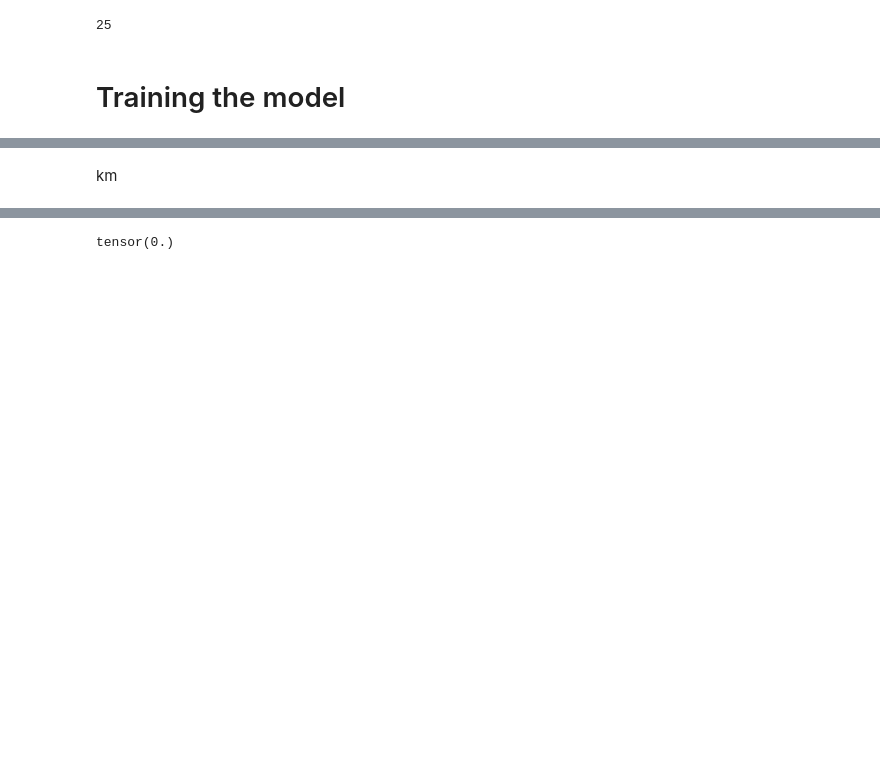
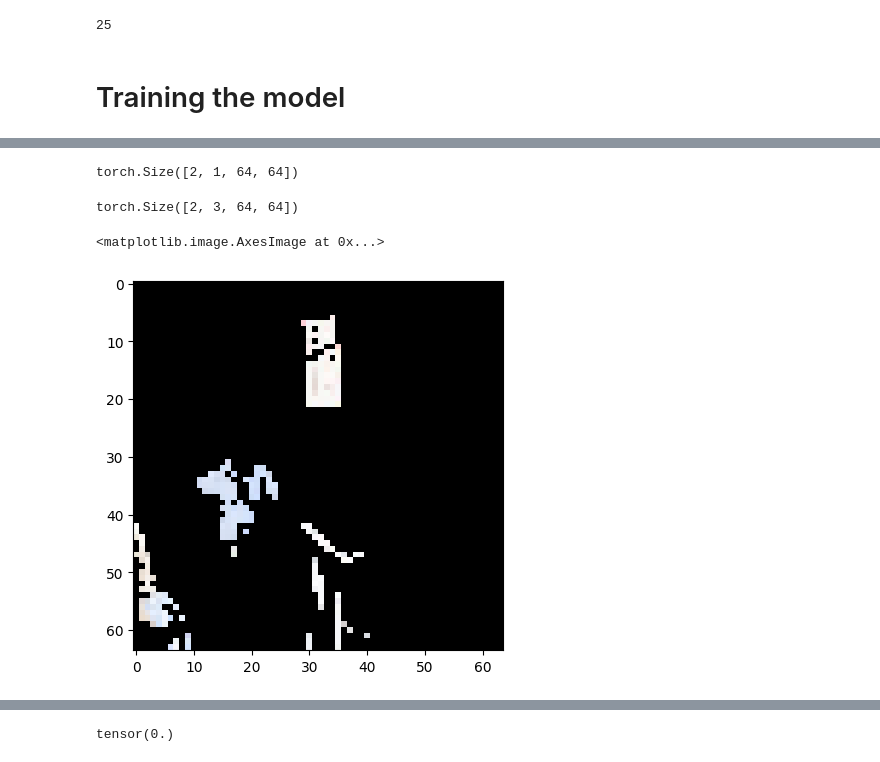
Before and after one commit to jakwisn/advanced_deep_learning_in_cv, a Jupyter notebook: main_training.ipynb, the cells around one changed output, grey strips where cells are left out. Drawn from its saved outputs; the diff is of its cells as text; code cells hidden in the pictures; blank space fills up the shorter version.

```diff
--- a/main_training.ipynb
+++ b/main_training.ipynb
@@ -89,2 +104,7 @@ ValueError: not enough values to unpack (expected 3, got 2)
-# %% [markdown]
- km
+# %%
+(~m.unsqueeze(1)).shape
+# %% [output]
+torch.Size([2, 1, 64, 64])
+# %%
+x_known = x * ~m.unsqueeze(1)
+x_unknown = x * m.unsqueeze(1)
@@ -90,0 +113,9 @@ ValueError: not enough values to unpack (expected 3, got 2)
+# %%
+x.shape
+# %% [output]
+torch.Size([2, 3, 64, 64])
+# %%
+plt.imshow(np.einsum('abc->bca', x_unknown[1]))
+# %% [output]
+<matplotlib.image.AxesImage at 0x...>
+[figure, added]
```
Also changed, not shown: parts of 11 cells of this notebook, 2 other files.
